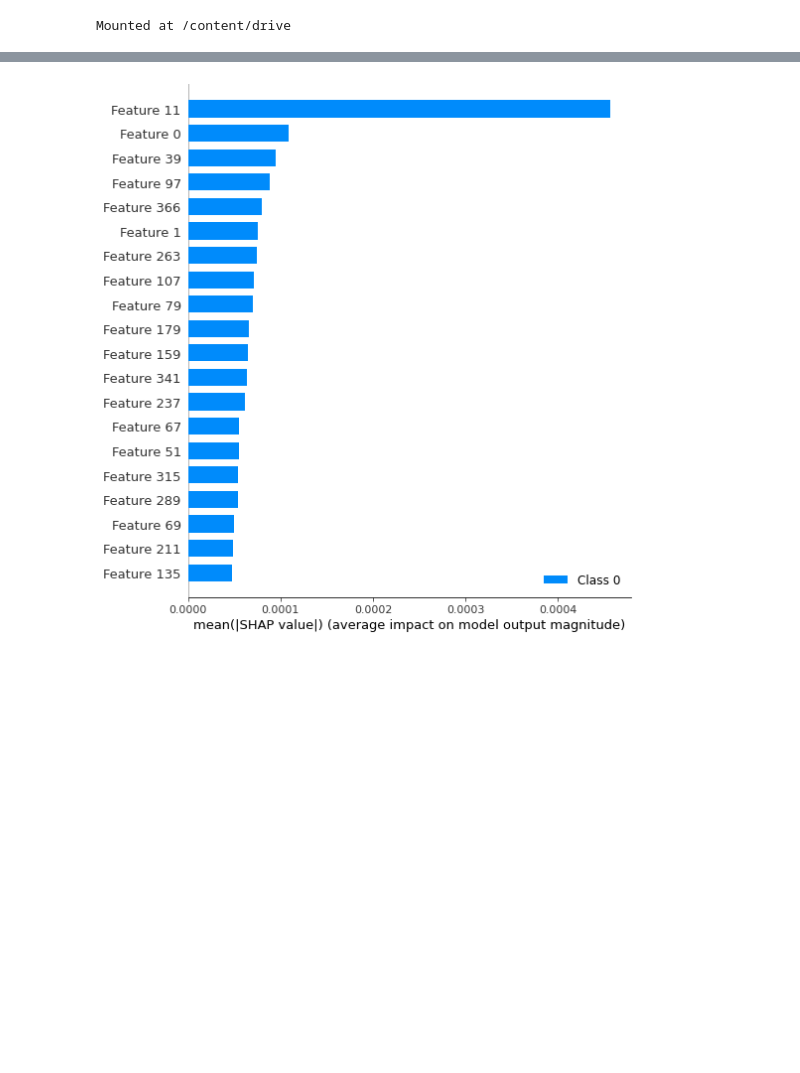
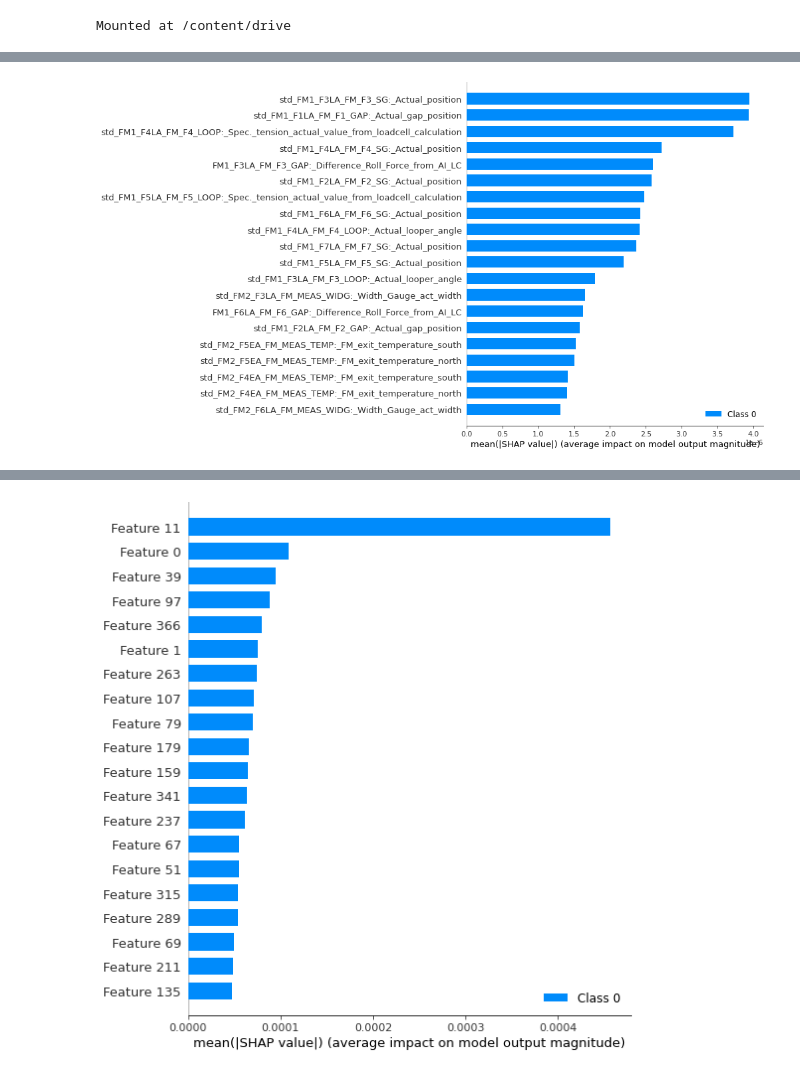
Before and after one commit to zahsa/PROMIMOOC, a Jupyter notebook: Development/Shapley/shaply_analysis_DNN.ipynb, the cells around one changed output, grey strips where cells are left out. Drawn from its saved outputs; the diff is of its cells as text; code cells hidden in the pictures; blank space fills up the shorter version.

Commit message:
update shapley notebook

```diff
--- a/Development/Shapley/shaply_analysis_DNN.ipynb
+++ b/Development/Shapley/shaply_analysis_DNN.ipynb
@@ -56,11 +59,24 @@ from sklearn.preprocessing import normalize
 # %%
-features = np.load(os.path.join(data_path, 'coilfeatures_v7_6.npy'), allow_pickle=True, fix_imports=True, encoding='latin1')[:, 1:]
+features = np.load(os.path.join(data_path, 'coilfeatures_v7_6.npy'),
+                   allow_pickle=True,
+                   fix_imports=True,
+                   encoding='latin1')[:, 1:]
 targets = np.load(os.path.join(data_path, 'coiltargets_v7_6.npy'))
 # %%
 for f in range(features.shape[0]):
     features[f, 3] = float(features[f, 3])
 
-features = features.astype(np.float16)
+features = features.astype(np.float64)
+# %%
+feature_labels_new = []
+
+for f in feature_labels:
+    f = f.decode('utf-8')
+    if (f in labels.keys()):
+        rn = labels[f].replace(" ", "_")
+        feature_labels_new.append(rn)
+    else:
+        feature_labels_new.append(f.replace(" ", "_"))
 # %%
 features_norm = normalize(np.nan_to_num(features), norm='l2', axis=0, copy=True, return_norm=False)
 # targets_norm = normalize(np.nan_to_num(targets), norm='l2', axis=0, copy=True, return_norm=True)
@@ -71,0 +92,24 @@ y = clf.predict(train_data)
+# %%
+n_samples = 100
+
+# select a set of background examples to take an expectation over
+background = train_data[np.random.choice(train_data.shape[0], n_samples, replace=False)]
+background = np.reshape(background,(n_samples, 369))
+
+# explain predictions of the model on four images
+explainer = shap.DeepExplainer(clf, background)
+
+td = np.reshape(train_data,(-1, 369))
+shap_values = explainer.shap_values(td[1:5])
+
+# load JS visualization code to notebook
+shap.initjs()
+
+expected_value = tf.keras.backend.get_value(explainer.expected_value)
+df_td_1 = pd.DataFrame(td, columns=feature_labels_new)
+df_td_2 = pd.DataFrame(td, columns=['F {}'.format(i) for i in range(1, 370)])
+
+# visualize the first prediction's explanation (use matplotlib=True to avoid Javascript)
+# shap.force_plot(explainer.expected_value, shap_values[0][0,:], X.iloc[0,:])
+sample_number = 1
+shap.force_plot(expected_value, shap_values[0][sample_number], df_td_2.iloc[sample_number])
@@ -71,0 +128,4 @@ y = clf.predict(train_data)
+# %%
+shap.summary_plot(shap_values, df_td_1, plot_type="bar")
+# %% [output]
+[figure, added]
```
Also changed, not shown: parts of 14 cells of this notebook.
